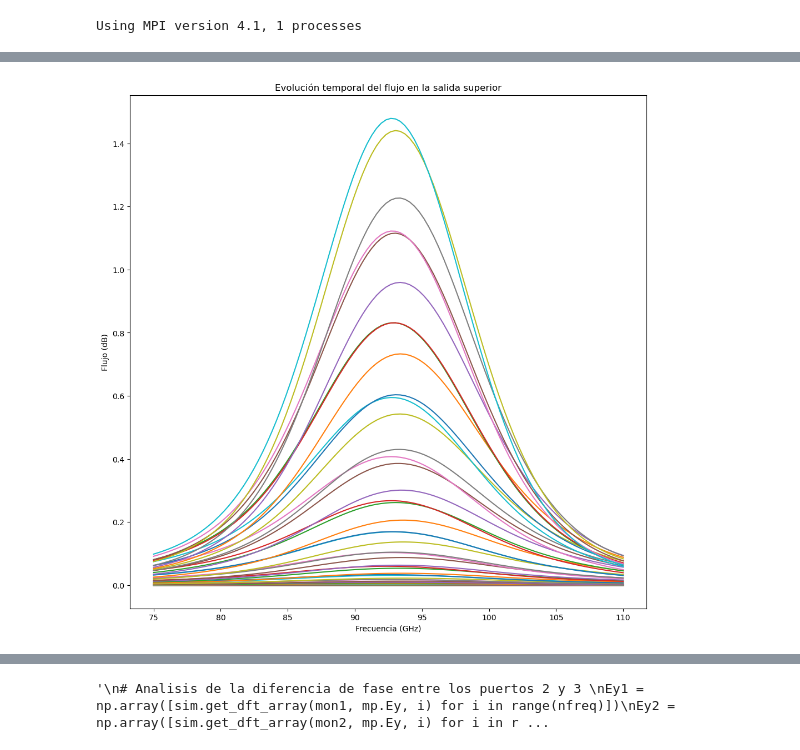
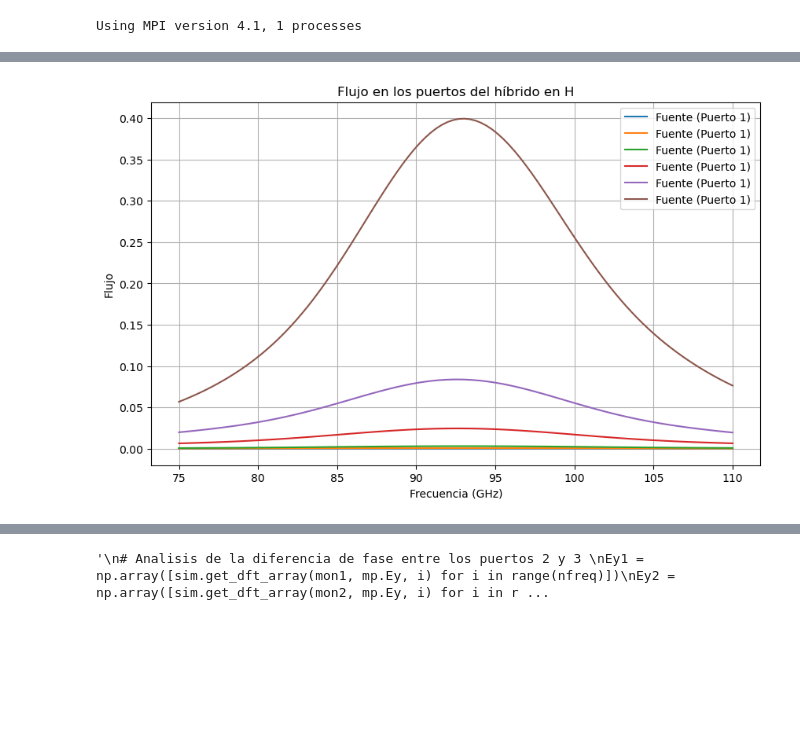
Before and after one commit to olopezace/optimizacion, a Jupyter notebook: geometriaHibrido.ipynb, the cells around one changed output, grey strips where cells are left out. Drawn from its saved outputs; the diff is of its cells as text; code cells hidden in the pictures; blank space fills up the shorter version.

```diff
--- a/geometriaHibrido.ipynb
+++ b/geometriaHibrido.ipynb
@@ -45,7 +45,7 @@ timeSimulation = L + 4
 # Definición de la fuente
 sources2 = [
     mp.Source(
-        mp.ContinuousSource(frequency=fcentral, fwidth = df), component=mp.Bz,size=(0, b,a) ,center=mp.Vector3(-L/2+0.2,(b+d)/2,  0)
+        mp.ContinuousSource(frequency=fcentral, fwidth = df), component=mp.Bz,size=(0, b,a) ,center=mp.Vector3(-Nlamda/(2*fminima),(b+d)/2,  0)
     )
 ] # Cambie de continua a gaussiana OJO
 
@@ -53,9 +53,9 @@ sources2 = [
 
 # lista de posiciones o regiones donde pones monitores
 regions = [
-    mp.FluxRegion(center=mp.Vector3(  -L/2+0.3, (b+d)/2, 0), size=mp.Vector3 (0, b, a)),
-    mp.FluxRegion(center=mp.Vector3(  L/2-0.1, (b+d)/2, 0), size=mp.Vector3 (0, b, a)),
-    mp.FluxRegion(center=mp.Vector3(  L/2-0.1, -(b+d)/2, 0), size=mp.Vector3 (0, b, a)),
+    mp.FluxRegion(center=mp.Vector3(  -Nlamda/(2*fminima) + 0.1 , (b+d)/2, 0), size=mp.Vector3 (0, b, a)), # MOnitor de la suente
+    mp.FluxRegion(center=mp.Vector3(  Nlamda/(2*fminima), (b+d)/2, 0), size=mp.Vector3 (0, b, a)), # puerto S2
+    mp.FluxRegion(center=mp.Vector3(  Nlamda/(2*fminima), -(b+d)/2, 0), size=mp.Vector3 (0, b, a)), # puerto S3
 ]
 # %%
 def geometria(a,b,c,L,d,h,n):
@@ -70,13 +70,13 @@ def geometria(a,b,c,L,d,h,n):
             return
 
         geometry = [
-            mp.Block(size = mp.Vector3(L,cell_y,cell_z), # Cubo de Metal al rededor del hibrido
+            mp.Block(size = mp.Vector3(Nlamda/(fminima)+1,cell_y,cell_z), # Cubo de Metal al rededor del hibrido
                         center = mp.Vector3(0,0,0),
                         material = mp.metal),
-            mp.Block(size=mp.Vector3( L, b, a), # Conductos principales
+            mp.Block(size=mp.Vector3( Nlamda/(fminima)+1, b, a), # Conductos principales
                         center=mp.Vector3( 0, -(b+d)/2, 0),
                         material=mp.air),
-            mp.Block(size=mp.Vector3(L, b,  a),
+            mp.Block(size=mp.Vector3(Nlamda/(fminima)+1, b,  a),
                         center=mp.Vector3(0, (b+d)/2, 0),
                         material=mp.air)] + [
             mp.Block(size=mp.Vector3(h, d, a),
@@ -131,7 +131,7 @@ geometry = geometria(a,b,c,L,d,h,n)
 sim = mp.Simulation(
     cell_size=mp.Vector3(cell_x, cell_y, cell_z),
     geometry=geometry,
-    boundary_layers=[mp.PML(0.5)],
+    boundary_layers=[mp.PML(0.25)],
     sources=sources2,
     resolution=resolution,
     #k_point=k_point,
@@ -277,14 +355,18 @@ run 0 finished at t = 50.0 (4500 timesteps)
 # %%
-naflux =np.array(fluxtime)
 
-freqs = mp.get_flux_freqs(flux_monitors[0])
 
-plt.figure(figsize=(12,12))
-for i in range(100):
-    plt.plot(np.array(freqs)*300, (naflux[i,1,:]))
-#plt.ylim(-60,-10)
-plt.xlabel("Frecuencia (GHz)")
-plt.ylabel("Flujo (dB)")
-plt.title("Evolución temporal del flujo en la salida superior");
+freqs = np.array(mp.get_flux_freqs(flux_monitors[0]))*300 # Convertir a GHz
+
+# Graficar los resultados de flujo
+plt.figure(figsize=(10,6))
+for i in range(6):
+    plt.plot(freqs, naflux[i+1,0,:]- naflux[i,0,:] ,label='Fuente (Puerto 1)')
+
+plt.xlabel('Frecuencia (GHz)')
+plt.ylabel('Flujo')
+plt.title('Flujo en los puertos del híbrido en H')
+plt.legend()
+plt.grid()
+plt.show()
 # %% [output]
-[figure, old version]
+[figure, new version]
```
Also changed, not shown: parts of 22 cells of this notebook, 1 other file.
